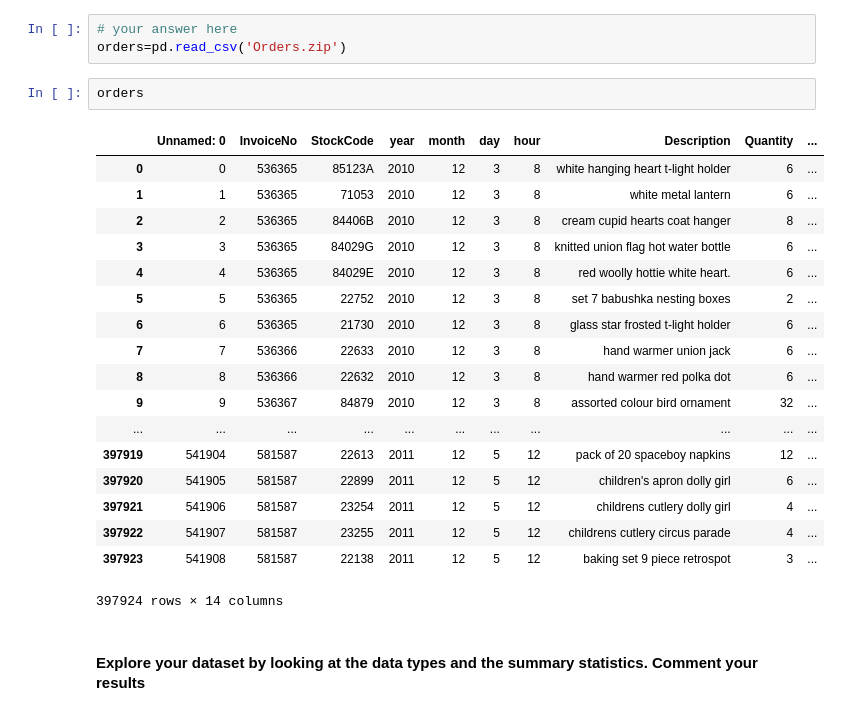
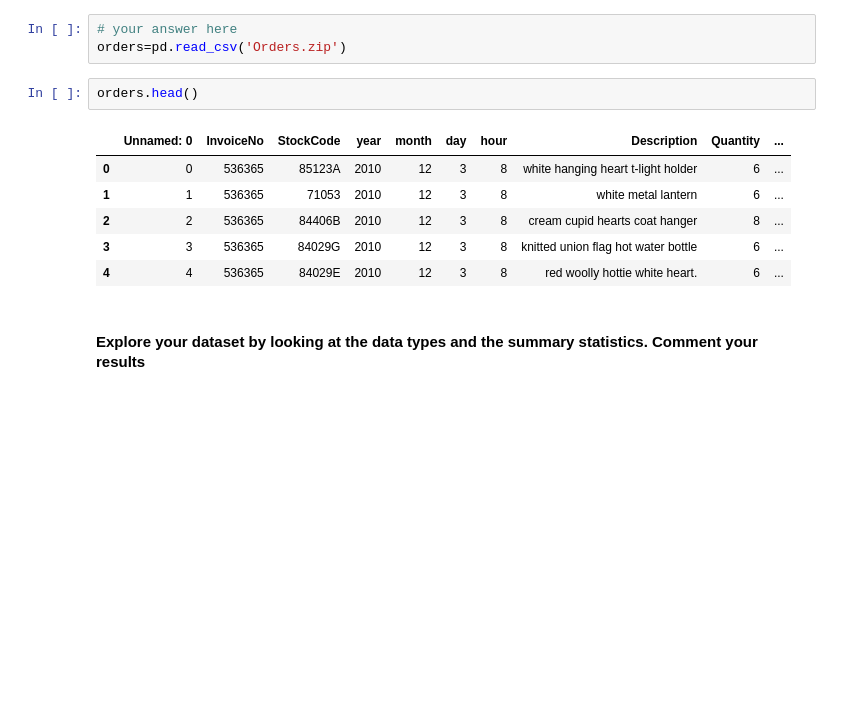
Before and after one commit to evitry/ironhack-datalabs-dataparis0619-pt, a Jupyter notebook: module-2/lab-subsetting-and-descriptive-stats/your-code/main.ipynb, the cells around one changed output. Cells and saved outputs as stored; diff of their text form; blank space fills up the shorter version.

```diff
--- a/module-2/lab-subsetting-and-descriptive-stats/your-code/main.ipynb
+++ b/module-2/lab-subsetting-and-descriptive-stats/your-code/main.ipynb
@@ -388,26 +379,14 @@ Name: Salary, dtype: int64
 # your answer here
 orders=pd.read_csv('Orders.zip')
 # %%
-orders
+orders.head()
 # %% [output]
 |  | Unnamed: 0 | InvoiceNo | StockCode | year | month | day | hour | Description | Quantity | ... |
 | 0 | 0 | 536365 | 85123A | 2010 | 12 | 3 | 8 | white hanging heart t-light holder | 6 | ... |
 | 1 | 1 | 536365 | 71053 | 2010 | 12 | 3 | 8 | white metal lantern | 6 | ... |
 | 2 | 2 | 536365 | 84406B | 2010 | 12 | 3 | 8 | cream cupid hearts coat hanger | 8 | ... |
 | 3 | 3 | 536365 | 84029G | 2010 | 12 | 3 | 8 | knitted union flag hot water bottle | 6 | ... |
 | 4 | 4 | 536365 | 84029E | 2010 | 12 | 3 | 8 | red woolly hottie white heart. | 6 | ... |
-| 5 | 5 | 536365 | 22752 | 2010 | 12 | 3 | 8 | set 7 babushka nesting boxes | 2 | ... |
-| 6 | 6 | 536365 | 21730 | 2010 | 12 | 3 | 8 | glass star frosted t-light holder | 6 | ... |
-| 7 | 7 | 536366 | 22633 | 2010 | 12 | 3 | 8 | hand warmer union jack | 6 | ... |
-| 8 | 8 | 536366 | 22632 | 2010 | 12 | 3 | 8 | hand warmer red polka dot | 6 | ... |
-| 9 | 9 | 536367 | 84879 | 2010 | 12 | 3 | 8 | assorted colour bird ornament | 32 | ... |
-| ... | ... | ... | ... | ... | ... | ... | ... | ... | ... | ... |
-| 397919 | 541904 | 581587 | 22613 | 2011 | 12 | 5 | 12 | pack of 20 spaceboy napkins | 12 | ... |
-| 397920 | 541905 | 581587 | 22899 | 2011 | 12 | 5 | 12 | children's apron dolly girl | 6 | ... |
-| 397921 | 541906 | 581587 | 23254 | 2011 | 12 | 5 | 12 | childrens cutlery dolly girl | 4 | ... |
-| 397922 | 541907 | 581587 | 23255 | 2011 | 12 | 5 | 12 | childrens cutlery circus parade | 4 | ... |
-| 397923 | 541908 | 581587 | 22138 | 2011 | 12 | 5 | 12 | baking set 9 piece retrospot | 3 | ... |
-397924 rows × 14 columns
 # %% [markdown]
 #### Explore your dataset by looking at the data types and the summary statistics. Comment your results
 # %%
```
Also changed, not shown: parts of 8 cells of this notebook, 4 other files.
